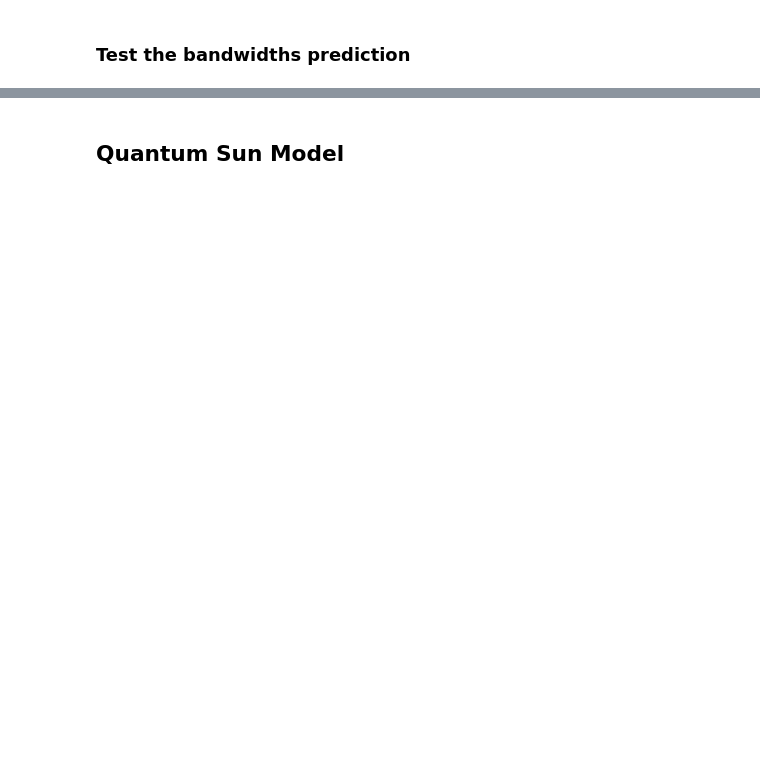
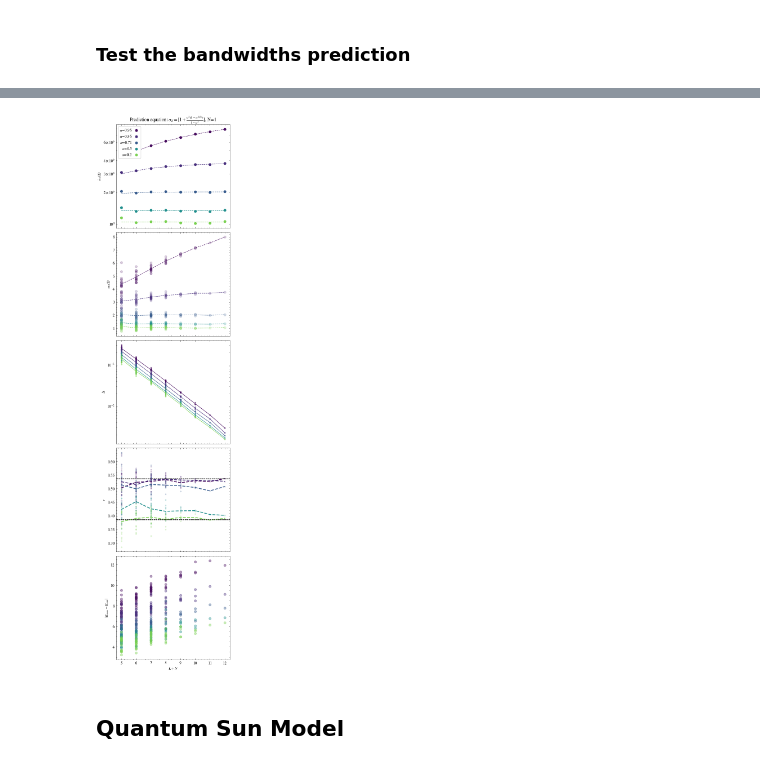
Before and after one commit to makskliczkowski/QuantumEigenSolver, a Jupyter notebook: Python/QES/tests.ipynb, the cells around one changed output, grey strips where cells are left out. Cells and saved outputs as stored; diff of their text form; code cells hidden in the pictures; blank space fills up the shorter version.

```diff
--- a/Python/QES/tests.ipynb
+++ b/Python/QES/tests.ipynb
@@ -881,18 +564,0 @@ prediction_f    = lambda a, L: (a**2 * (1 - a ** (2*L))) / (1 - a**2)
-# %%
-import matplotlib.pyplot as plt
-from scipy.optimize import curve_fit
-
-for alpha in alphas:
-    color           = 'blue' if alpha == 0.9 else 'red' if alpha == 0.8 else 'green' if alpha == 0.7 else 'orange' if alpha == 0.6 else 'purple'
-
-    # fit the prediction to the function
-    prediction_fit  = lambda L, c: c * (alpha**2 * (1 - alpha ** (2*L))) / (1 - alpha**2)
-    popt, pcov      = curve_fit(prediction_fit, nss, [np.mean(widths[(alpha, ns)]) for ns in nss], p0=[1.0])
-    predictions     = prediction_fit(nss, *popt)
-    plt.title(r'Prediction equation: $\sigma_E = c \frac{\alpha^2 (1 - \alpha^{2L})}{1 - \alpha^2}$')
-    plt.scatter(nss, [np.mean(widths[(alpha, ns)]) for ns in nss], color=color, label=f'$\\alpha$={alpha},c={popt[0]:.1e}')
-    plt.plot(nss, predictions, color=color, linestyle='--')
-    plt.xlabel(r'$L+N$')
-    plt.ylabel(r'$\bar \sigma_E/\mathcal{D}$')
-plt.legend()
-plt.yscale('log')
@@ -901,3 +571,62 @@ plt.yscale('log')
+# %%
+import matplotlib.pyplot as plt
+import general_python.common.plot as plotter
+from scipy.optimize import curve_fit
+
+fig, ax = plotter.Plotter.get_subplots(5, 1, 5, 20, sharex = True)
+ax[0].set_title(r'Prediction equation: $\sigma_E = [1 + \frac{\alpha^2 (1 - \alpha^{2(L)})}{1 - \alpha^2}]$, N=' + str(N))
+
+for alpha in alphas:
+    getcolor, colors, norm  = plotter.Plotter.get_colormap(np.arange(0, 1, 1e-2), 'viridis_r')
+    color                   = getcolor(alpha)
+
+    # fit the prediction to the function
+    # prediction_fit  = lambda L, c: c * (1 + (alpha**2 * (1 - alpha ** (2*(L-N)))) / (1 - alpha**2))
+    # popt, pcov      = curve_fit(prediction_fit, nss, [np.mean(widths[(alpha, ns)]) for ns in nss], p0=[1.0])
+    # predictions     = prediction_fit(nss, *popt)
+    prediction      = lambda L: (1 + (alpha**2 * (1 - alpha ** (2*(L-N)))) / (1 - alpha**2))
+    predictions     = prediction(nss)
+    y               = [np.mean(widths[(alpha, ns)]) for ns in nss]
+    ax[0].scatter(nss, y, color=color, label=f'$\\alpha$={alpha}')
+    ax[0].plot(nss, predictions, color=color, linestyle='--')
+    for ns in nss:
+        yin         = np.array(widths[(alpha, ns)])
+        ax[1].scatter([ns] * len(yin), yin, color=color, alpha=0.2)
+    ax[1].plot(nss, y, color=color, label=f'$\\alpha$={alpha}', linestyle='--')
+
+    # mean level spacing
+    for ns in nss:
+        y           = np.array(mlvls[(alpha, ns)])
+        ax[2].scatter([ns] * len(y), y, color=color, alpha=0.5, marker = '.')
+    ax[2].plot(nss, [np.mean(mlvls[(alpha, ns)]) for ns in nss], color=color, label=f'$\\alpha$={alpha}', linestyle='-')
+    # gap ratio
+    for ns in nss:
+        y           = np.array(gaps[(alpha, ns)])
+        ax[3].scatter([ns] * len(y), y, color=color, alpha=0.2, marker = '.')
+    ax[3].plot(nss, [np.mean(gaps[(alpha, ns)]) for ns in nss], color=color, label=f'$\\alpha$={alpha}', linestyle='--', lw = 2)
+    ax[3].axhline(y=0.5359, color='k', linestyle='--', label='GOE')
+    ax[3].axhline(y=0.3862, color='k', linestyle='--', label='Poisson')
+    # bandwidth
+    for ns in nss:
+        y           = np.array(bwidths[(alpha, ns)])
+        ax[4].scatter([ns] * len(y), y, color=color, alpha=0.4)
+
+ax[0].set_ylabel(r'$\bar \sigma_E/\mathcal{D}$')
+ax[1].set_ylabel(r'$\sigma_E/\mathcal{D}$')
+ax[2].set_ylabel(r'$\Delta$')
+ax[3].set_ylabel(r'$r$')
+ax[4].set_xlabel(r'$L+N$')
+ax[4].set_ylabel(r'$|E_{max} - E_{min}|$')
+
+plotter.Plotter.set_legend(ax[0], loc='upper left', frameon=True)
+# ax[0].legend()
+ax[0].set_yscale('log')
+ax[2].set_yscale('log')
+plt.tight_layout()
+# plt.yscale('log')
+plt.savefig('ultrametric_energy_width_small.png')
+# %% [output]
+[figure, added]
 # %% [markdown]
 ## Quantum Sun Model
 # %%
```
Also changed, not shown: parts of 130 cells of this notebook, 4 other files.
